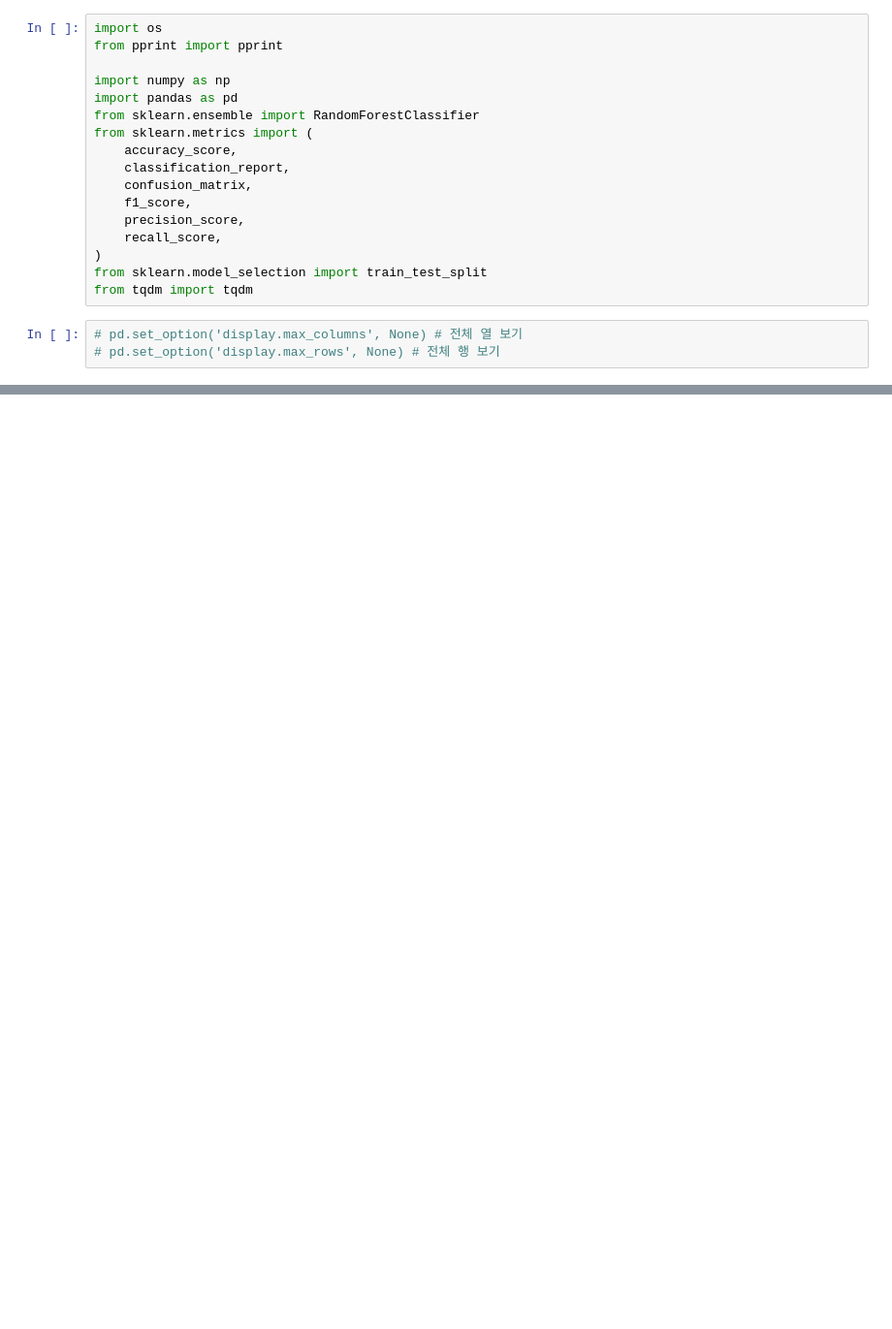
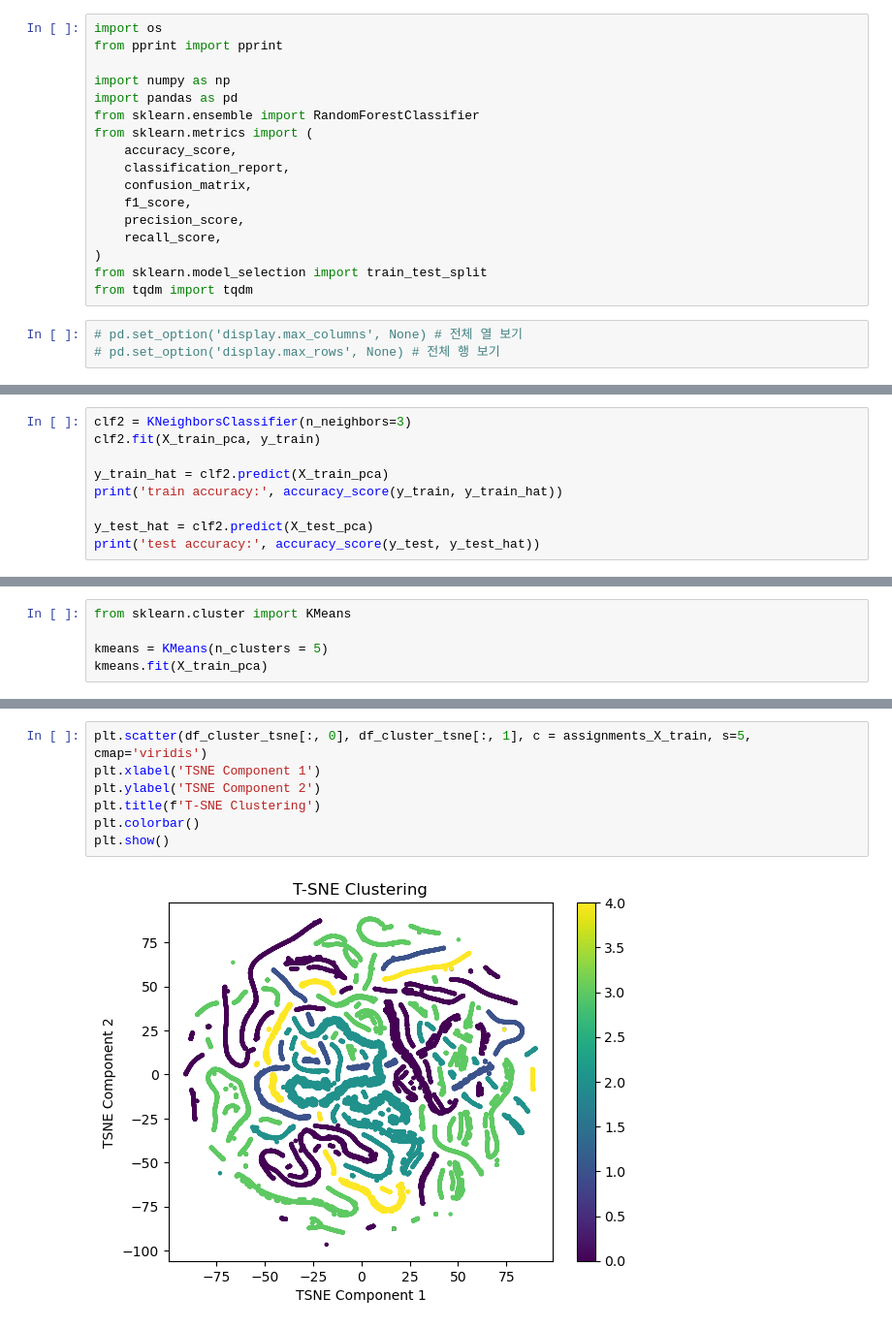
Before and after one commit to moool01/LGAIMERS5th, a Jupyter notebook: Preprocessing.ipynb, the cells around one changed output, grey strips where cells are left out. Shown at 97% size. Saved outputs shown, nothing was run; the diff lists cells and outputs as text; blank space fills up the shorter version.

```diff
--- a/Preprocessing.ipynb
+++ b/Preprocessing.ipynb
@@ -222,0 +319,9 @@ train_data.select_dtypes(exclude = 'object')
+# %%
+clf2 = KNeighborsClassifier(n_neighbors=3)
+clf2.fit(X_train_pca, y_train)
+
+y_train_hat = clf2.predict(X_train_pca)
+print('train accuracy:', accuracy_score(y_train, y_train_hat))
+
+y_test_hat = clf2.predict(X_test_pca)
+print('test accuracy:', accuracy_score(y_test, y_test_hat))
@@ -222,0 +342,5 @@ train_data.select_dtypes(exclude = 'object')
+# %%
+from sklearn.cluster import KMeans
+
+kmeans = KMeans(n_clusters = 5)
+kmeans.fit(X_train_pca)
@@ -222,0 +392,9 @@ train_data.select_dtypes(exclude = 'object')
+# %%
+plt.scatter(df_cluster_tsne[:, 0], df_cluster_tsne[:, 1], c = assignments_X_train, s=5, cmap='viridis')
+plt.xlabel('TSNE Component 1')
+plt.ylabel('TSNE Component 2')
+plt.title(f'T-SNE Clustering')
+plt.colorbar()
+plt.show()
+# %% [output]
+[figure, added]
```
Also changed, not shown: parts of 46 cells of this notebook.
